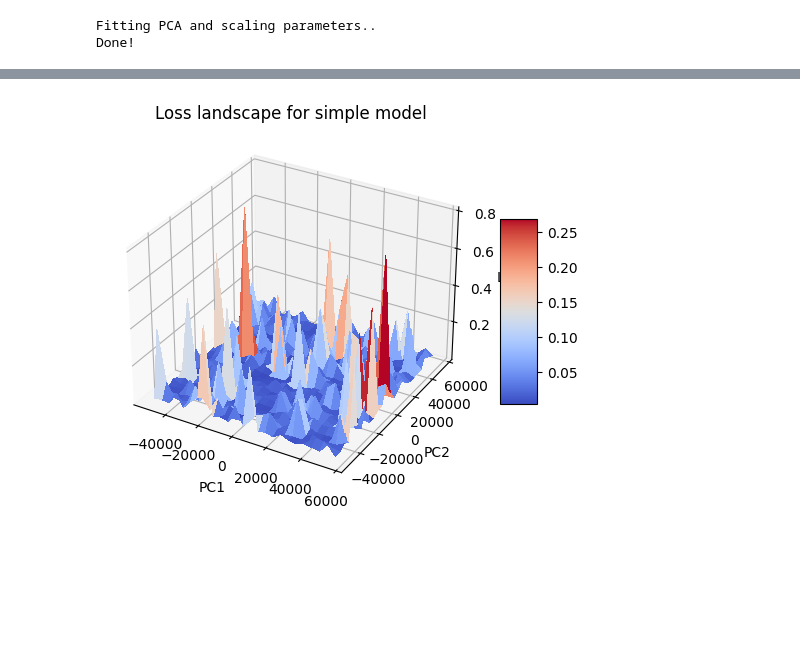
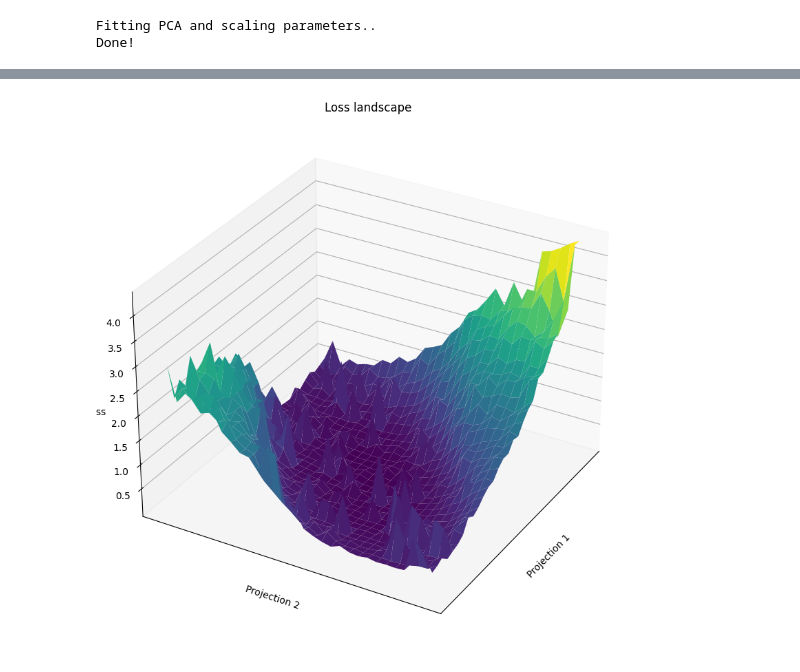
Before and after one commit to Andemand111/Specialkursus_diffusionmodel, a Jupyter notebook: main.IPYNB, the cells around one changed output, grey strips where cells are left out. Saved outputs shown, nothing was run; the diff lists cells and outputs as text; code cells hidden in the pictures; blank space fills up the shorter version.

```diff
--- a/main.IPYNB
+++ b/main.IPYNB
@@ -15,12 +15,14 @@ torch.manual_seed(42)
 
 from utils import CelebA
 
-data = CelebA(n = 2000, size = 32)
+data = CelebA(n=50_000, size = 32)
 
 split_fracs = [0.8, 0.15, 0.05]
 train_set, test_set, val_set = random_split(data, split_fracs)
 
 device = torch.device("cuda:0" if torch.cuda.is_available() else "cpu")
+print("Device: ", device)
+
 dimensions = train_set[0].shape
 img_size = torch.prod(torch.tensor(dimensions))
 # %% [output]
@@ -191,13 +194,12 @@ Later on, we'll train a bigger model.
 from utils import SimpleModel
 from model import UNetModel
 import torch.nn as nn
-mse = nn.MSELoss()
 
 network_args = {
     "in_channels": dimensions[0],
     "model_channels": 64,
     "out_channels": dimensions[0],
-    "num_res_blocks": 2,
+    "num_res_blocks": 1,
     "attention_resolutions": [2],
     "dropout": 0.1,
     "num_heads": 8,
@@ -406,18 +482,34 @@ losses = losses.reshape(grid_size, grid_size)
+# %%
+x_start, x_end = projections[-1][0] - 40 * projections_std, projections[-1][0] + 40 * projections_std
+y_start, y_end = projections[-1][1] - 40 * projections_std, projections[-1][1] + 40 * projections_std
+
+resolution = 30
+x = np.linspace(x_start, x_end, resolution)
+y = np.linspace(y_start, y_end, resolution)
+X, Y = np.meshgrid(x, y)
+Z = np.zeros_like(X)
+
+for i, x_i in tqdm(enumerate(x), total=resolution):
+    for j, y_j in enumerate(y):
+        new_params_subset = scaler.inverse_transform(pca.inverse_transform([[x_i, y_j]]))
+        best_params[indxs] = new_params_subset
+        state_dict = make_state_dict_from_paramters(simple_model, torch.from_numpy(best_params))
+        simple_model.load_state_dict(state_dict)
+        Z[i, j] = simple_model.loss(test_set[0].view(1, *dimensions)).item()
 # %%
 ## visualize the loss landscape in 3d
-from mpl_toolkits.mplot3d import Axes3D
-from matplotlib import cm
 
 fig, ax = plt.subplots(subplot_kw={"projection": "3d"})
-surf = ax.plot_surface(xx, yy, losses, cmap=cm.coolwarm,
-                       linewidth=0, antialiased=False)
-
-ax.set_xlabel('PC1')
-ax.set_ylabel('PC2')
-ax.set_zlabel('Loss')
-ax.set_title("Loss landscape for simple model")
-fig.colorbar(surf, shrink=0.5, aspect=5)
-plt.savefig("figures/loss_landscape_simple.png", dpi=300, bbox_inches='tight')
+fig.set_size_inches(10, 10)
+surf = ax.plot_surface(X, Y, Z, cmap='viridis', edgecolor='none')
+ax.set_xlabel("Projection 1")
+ax.set_ylabel("Projection 2")
+ax.set_xticks([])
+ax.set_yticks([])
+ax.set_zlabel("Loss")
+ax.set_title("Loss landscape")
+ax.view_init(30, 210)
+plt.savefig("figures/loss_landscape_3d.png", dpi=300, bbox_inches='tight')
 plt.show()
 # %% [output]
-[figure, old version]
+[figure, new version]
```
Also changed, not shown: parts of 16 cells of this notebook, 10 other files.
